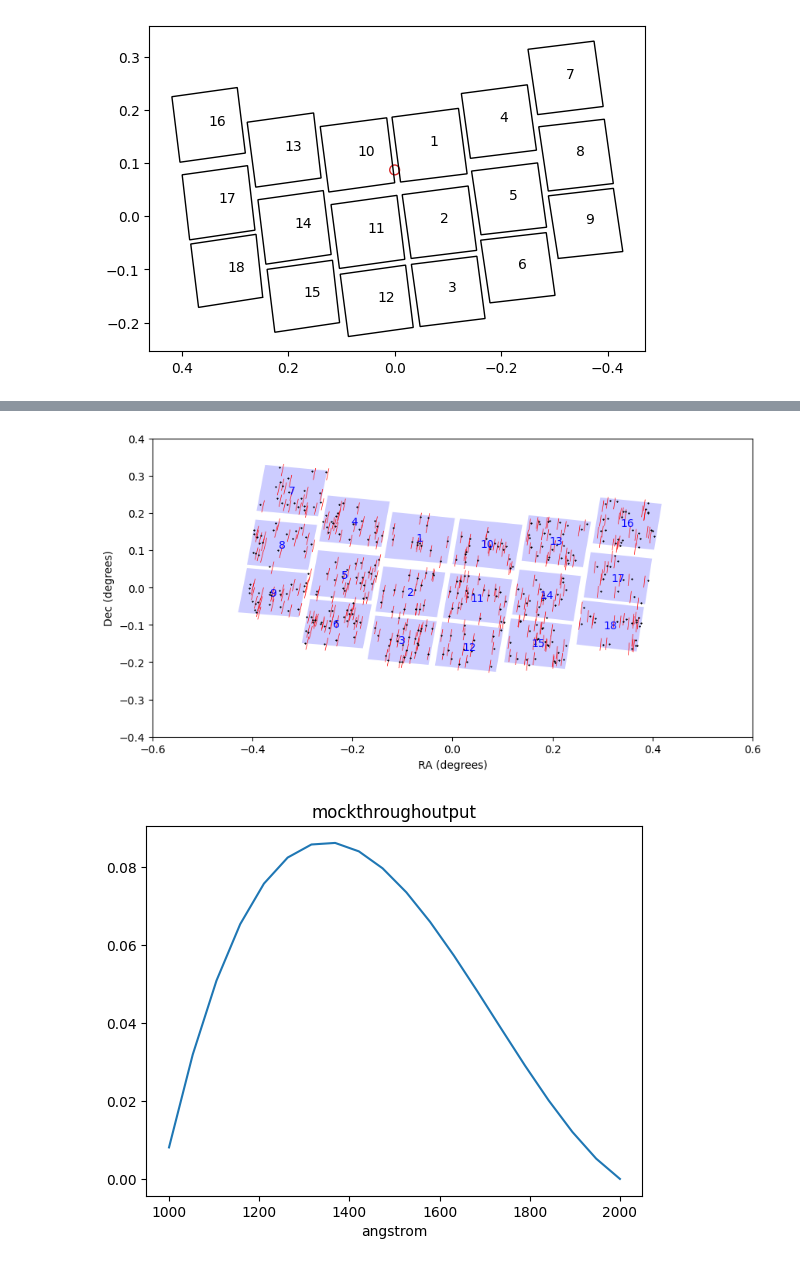
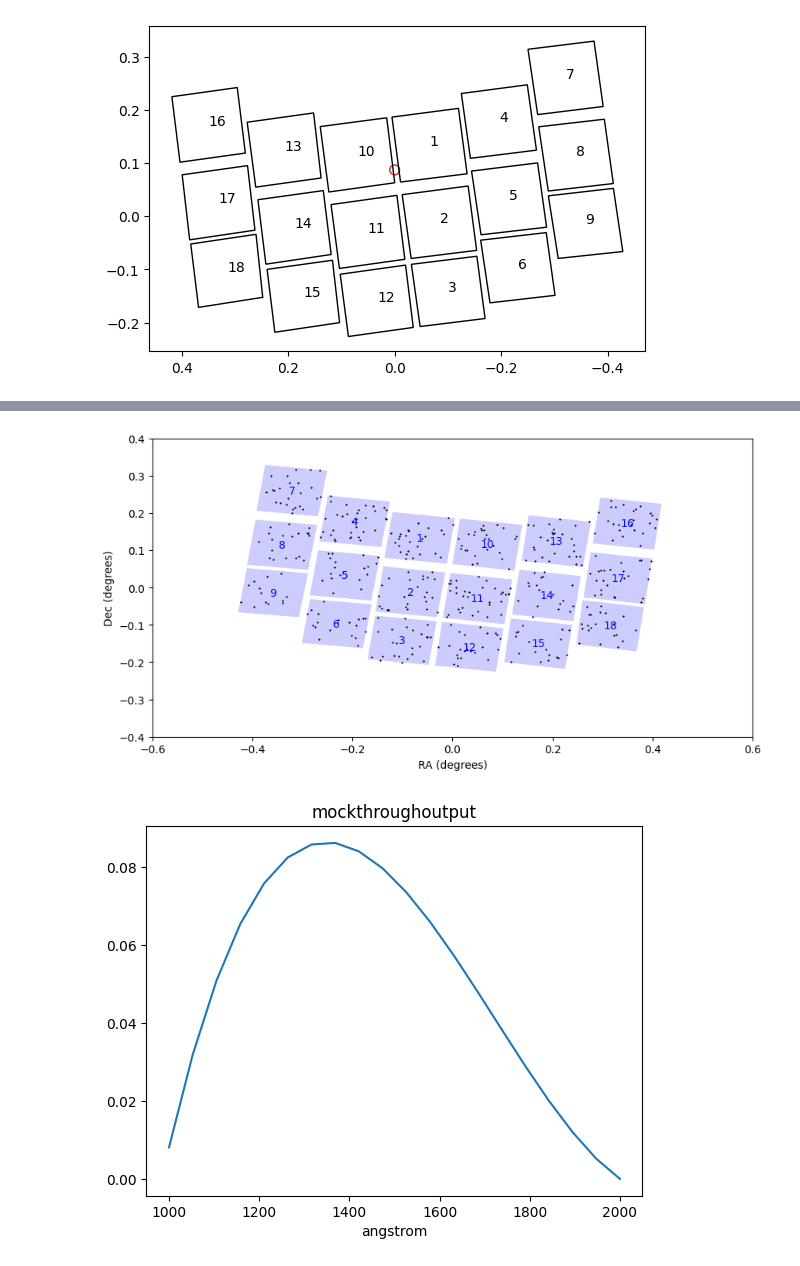
Before and after one commit to roman-grs-pit/relativefluxcalibration_test, a Jupyter notebook: wavelength_dependent_sca_grism.ipynb, the cells around one changed output, grey strips where cells are left out. Drawn from its saved outputs; the diff is of its cells as text; code cells hidden in the pictures.

```diff
--- a/wavelength_dependent_sca_grism.ipynb
+++ b/wavelength_dependent_sca_grism.ipynb
@@ -197,44 +237,33 @@ for footprint in exp:
 # %%
 select_observed = np.array([False]*ns)
 for footprint in exp:
   select_observed += select_exposure[footprint]
 ns_obs = np.sum(select_observed)
 stars_obs = stars[select_observed]
 
 select_obs_exposure = {}
 for footprint in exp:
   select_obs_exposure[footprint] = select_exposure[footprint][select_observed]
 
 # Create a figure and an axes
 fig, ax = plt.subplots(figsize = (10,5))
 for footprint in exp:
   corners = footprints[footprint]['vertices']
   polygon = patches.Polygon(corners, closed=True, alpha = 0.2, facecolor = 'blue')
   ax.add_patch(polygon)
   # Add the footprint label at the centroid of the polygon
   centroid = np.mean(corners, axis=0)
   ax.text(centroid[0], centroid[1], str(footprint), color='blue', fontsize=10, ha='center', va='center')
 
-
-for j in range(len(stars_obs)):
-  det_coord = quad_to_square_transform(stars_obs[j,0], stars_obs[j,1], footprints[1]['vertices'], src_size=4088)
-  det_pixl = np.floor(det_coord)
-  coeff = optmod._get_beam_trace(det_pixl[0], det_pixl[1], 1, width=1, order="+1")
-  x = coeff["trace_pix_x"][0]
-  y = coeff["trace_pix_y"][0]
-  px,py = square_to_quad_transform(x, y, footprints[1]['vertices'], src_size=4088)
-  plt.plot(px,py, color='red', lw = 0.5)
-
-
 plt.plot(stars_obs[:,0], stars_obs[:,1], "*", color = "black", markersize = 1)
 plt.xlim(-0.6, 0.6)
 plt.ylim(-0.4, 0.4)
 # Display the plot
 plt.xlabel('RA (degrees)')
 plt.ylabel('Dec (degrees)')
 plt.show()
 # %% [output]
-[figure, old version]
+[figure, new version]
 # %%
 def throughput(x):
     coeff = [0.4, -0.9, -2.7, 3.3]
```
Also changed, not shown: parts of 14 cells of this notebook.
